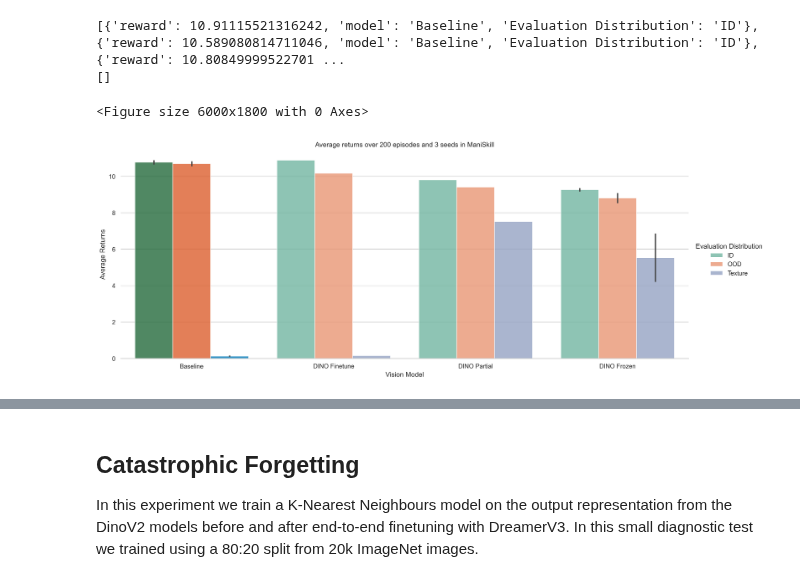
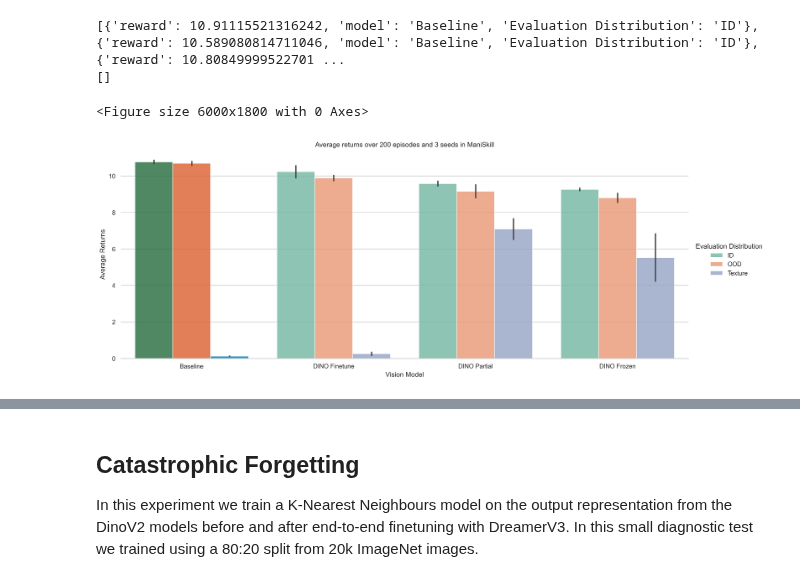
Before and after one commit to JottScones/PVMs-with-DreamerV3, a Jupyter notebook: plot_eval_results.ipynb, the cells around one changed output, grey strips where cells are left out. Drawn from its saved outputs; the diff is of its cells as text; code cells hidden in the pictures.

Commit message:
now all dino pick ycb done

```diff
--- a/plot_eval_results.ipynb
+++ b/plot_eval_results.ipynb
@@ -162,34 +162,50 @@ plot_maniskill(
         ("logdir/PICK_YCB/BASELINE/baseline_pick_ycb_eval_dark_wood_2/", "Baseline Texture"),
 
         # ------- DINO FT -------
         ("logdir/PICK_YCB/DINO/DINOFT_pick_ycb_eval_ID/", "DINO Finetune ID"),
+        ("logdir/PICK_YCB/DINO/DINOFT_pick_ycb_eval_ID_1/", "DINO Finetune ID"),
+        ("logdir/PICK_YCB/DINO/DINOFT_pick_ycb_eval_ID_2/", "DINO Finetune ID"),
+
         ("logdir/PICK_YCB/DINO/DINOFT_pick_ycb_eval_OOD/", "DINO Finetune OOD"),
+        ("logdir/PICK_YCB/DINO/DINOFT_pick_ycb_eval_OOD_1/", "DINO Finetune OOD"),
+        ("logdir/PICK_YCB/DINO/DINOFT_pick_ycb_eval_OOD_2/", "DINO Finetune OOD"),
+
         ("logdir/PICK_YCB/DINO/DINOFT_pick_ycb_eval_dark_wood/", "DINO Finetune Texture"),
+        ("logdir/PICK_YCB/DINO/DINOFT_pick_ycb_eval_dark_wood_1/", "DINO Finetune Texture"),
+        ("logdir/PICK_YCB/DINO/DINOFT_pick_ycb_eval_dark_wood_2/", "DINO Finetune Texture"),
 
         # ------- DINO Partial -------
         ("logdir/PICK_YCB/DINO/DINOPartial_pick_ycb_eval_ID/", "DINO Partial ID"),
+        ("logdir/PICK_YCB/DINO/DINOPartial_pick_ycb_eval_ID_1/", "DINO Partial ID"),
+        ("logdir/PICK_YCB/DINO/DINOPartial_pick_ycb_eval_ID_2/", "DINO Partial ID"),
+
         ("logdir/PICK_YCB/DINO/DINOPartial_pick_ycb_eval_OOD/", "DINO Partial OOD"),
+        ("logdir/PICK_YCB/DINO/DINOPartial_pick_ycb_eval_OOD_1/", "DINO Partial OOD"),
+        ("logdir/PICK_YCB/DINO/DINOPartial_pick_ycb_eval_OOD_2/", "DINO Partial OOD"),
+
         ("logdir/PICK_YCB/DINO/DINOPartial_pick_ycb_eval_dark_wood/", "DINO Partial Texture"),
+        ("logdir/PICK_YCB/DINO/DINOPartial_pick_ycb_eval_dark_wood_1/", "DINO Partial Texture"),
+        ("logdir/PICK_YCB/DINO/DINOPartial_pick_ycb_eval_dark_wood_2/", "DINO Partial Texture"),
 
         # ------- DINO Frozen -------
         ("logdir/PICK_YCB/DINO/DINOFreeze_pick_ycb_eval_ID/", "DINO Frozen ID"),
         ("logdir/PICK_YCB/DINO/DINOFreeze_pick_ycb_eval_ID_1/", "DINO Frozen ID"),
         ("logdir/PICK_YCB/DINO/DINOFreeze_pick_ycb_eval_ID_2/", "DINO Frozen ID"),
 
         ("logdir/PICK_YCB/DINO/DINOFreeze_pick_ycb_eval_OOD/", "DINO Frozen OOD"),
         ("logdir/PICK_YCB/DINO/DINOFreeze_pick_ycb_eval_OOD_1/", "DINO Frozen OOD"),
         ("logdir/PICK_YCB/DINO/DINOFreeze_pick_ycb_eval_OOD_2/", "DINO Frozen OOD"),
 
         ("logdir/PICK_YCB/DINO/DINOFreeze_pick_ycb_eval_dark_wood/", "DINO Frozen Texture"),
         ("logdir/PICK_YCB/DINO/DINOFreeze_pick_ycb_eval_dark_wood_1/", "DINO Frozen Texture"),
         ("logdir/PICK_YCB/DINO/DINOFreeze_pick_ycb_eval_dark_wood_2/", "DINO Frozen Texture"),
     ]
 )
 # %% [output]
 [{'reward': 10.91115521316242, 'model': 'Baseline', 'Evaluation Distribution': 'ID'}, {'reward': 10.589080814711046, 'model': 'Baseline', 'Evaluation Distribution': 'ID'}, {'reward': 10.80849999522701 ...
 []
 <Figure size 6000x1800 with 0 Axes>
-[figure, old version]
+[figure, new version]
 # %%
 plot_carla(
     files_labels=[
```
